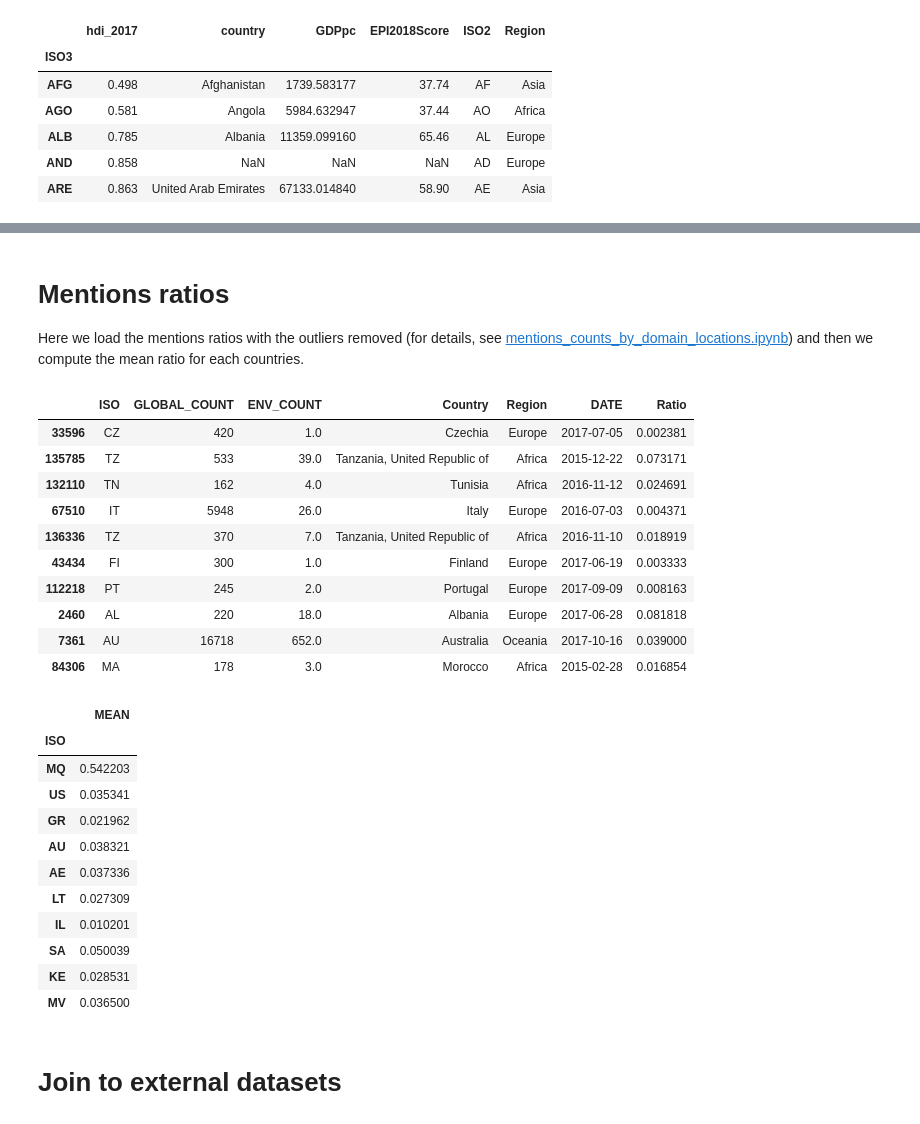
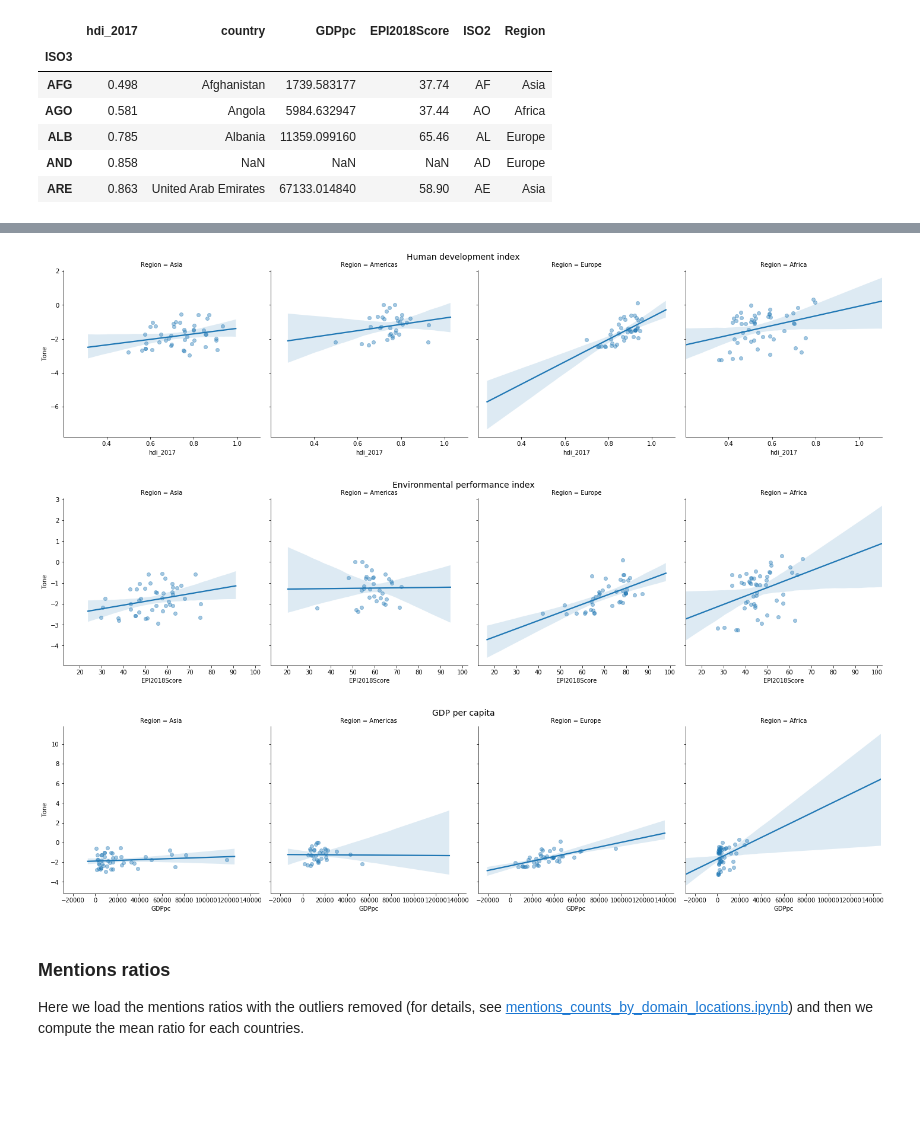
Before and after one commit to damlobster/ada2018, a Jupyter notebook: src/local/correlations/mentions_ratios_correlations.ipynb, the cells around one changed output, grey strips where cells are left out. Cells and saved outputs as stored; diff of their text form; code cells hidden in the pictures; blank space fills up the shorter version.

```diff
--- a/src/local/correlations/mentions_ratios_correlations.ipynb
+++ b/src/local/correlations/mentions_ratios_correlations.ipynb
@@ -92,0 +114,11 @@ external_data.head(5)
+# %%
+def plot_by_regions(data, feature, robust):
+    lm = sns.lmplot(x="hdi_2017", y=feature, data=data, col="Region", ci=95, robust=robust, scatter_kws={'alpha':0.4})
+    lm.fig.suptitle("Human development index", size=14)
+    lm.fig.subplots_adjust(top=.9)
+    lm = sns.lmplot(x="EPI2018Score", y=feature, data=data, col="Region", ci=95, robust=robust, scatter_kws={'alpha':0.4})
+    lm.fig.suptitle("Environmental performance index", size=14)
+    lm.fig.subplots_adjust(top=.9)
+    lm = sns.lmplot(x="GDPpc", y=feature, data=data, col="Region", ci=95, robust=robust, scatter_kws={'alpha':0.4})
+    lm.fig.suptitle("GDP per capita", size=14)
+    lm.fig.subplots_adjust(top=.9)
@@ -93,5 +161,11 @@ external_data.head(5)
+# %%
+plot_by_regions(tones_joined, "Tone", robust=robust)
+# %% [output]
+[figure, added]
+[figure, added]
+[figure, added]
 # %% [markdown]
-# Mentions ratios
+### Mentions ratios
 
 Here we load the mentions ratios with the outliers removed (for details, see [mentions_counts_by_domain_locations.ipynb](../mentions_count/mentions_counts_by_domain_locations.ipynb)) and then we compute the mean ratio for each countries.
 # %%
@@ -99,15 +172,0 @@ MENTIONS_COUNTS_FILE = DATA_PATH + "mentions_counts_by_state_and_day_filtered_5t
-# %%
-mentions_ratios = pd.read_csv(MENTIONS_COUNTS_FILE, index_col=0)
-mentions_ratios.sample(10)
-# %% [output]
-|  | ISO | GLOBAL_COUNT | ENV_COUNT | Country | Region | DATE | Ratio |
-| 33596 | CZ | 420 | 1.0 | Czechia | Europe | 2017-07-05 | 0.002381 |
-| 135785 | TZ | 533 | 39.0 | Tanzania, United Republic of | Africa | 2015-12-22 | 0.073171 |
-| 132110 | TN | 162 | 4.0 | Tunisia | Africa | 2016-11-12 | 0.024691 |
-| 67510 | IT | 5948 | 26.0 | Italy | Europe | 2016-07-03 | 0.004371 |
-| 136336 | TZ | 370 | 7.0 | Tanzania, United Republic of | Africa | 2016-11-10 | 0.018919 |
-| 43434 | FI | 300 | 1.0 | Finland | Europe | 2017-06-19 | 0.003333 |
-| 112218 | PT | 245 | 2.0 | Portugal | Europe | 2017-09-09 | 0.008163 |
-| 2460 | AL | 220 | 18.0 | Albania | Europe | 2017-06-28 | 0.081818 |
-| 7361 | AU | 16718 | 652.0 | Australia | Oceania | 2017-10-16 | 0.039000 |
-| 84306 | MA | 178 | 3.0 | Morocco | Africa | 2015-02-28 | 0.016854 |
@@ -121,17 +172,0 @@ ratios = means
-# %%
-ratios.sample(10)
-# %% [output]
-|  | MEAN |
-| ISO |  |
-| MQ | 0.542203 |
-| US | 0.035341 |
-| GR | 0.021962 |
-| AU | 0.038321 |
-| AE | 0.037336 |
-| LT | 0.027309 |
-| IL | 0.010201 |
-| SA | 0.050039 |
-| KE | 0.028531 |
-| MV | 0.036500 |
-# %% [markdown]
-# Join to external datasets
```
Also changed, not shown: parts of 23 cells of this notebook.
